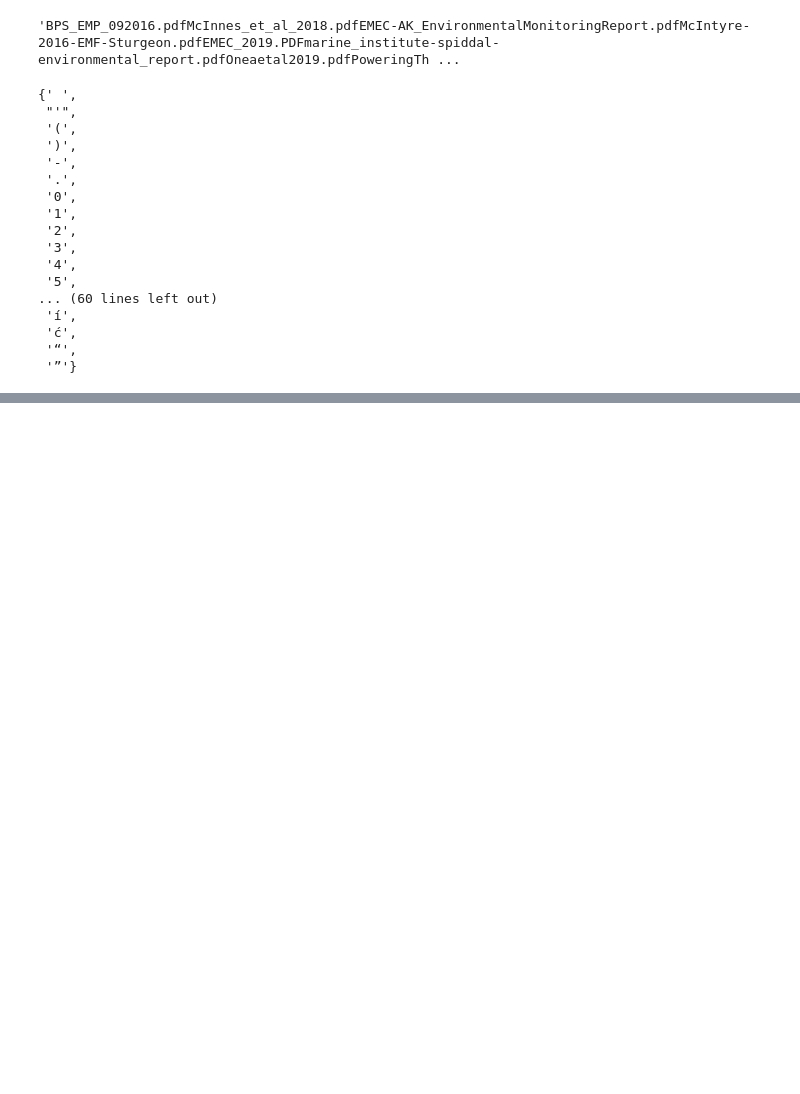
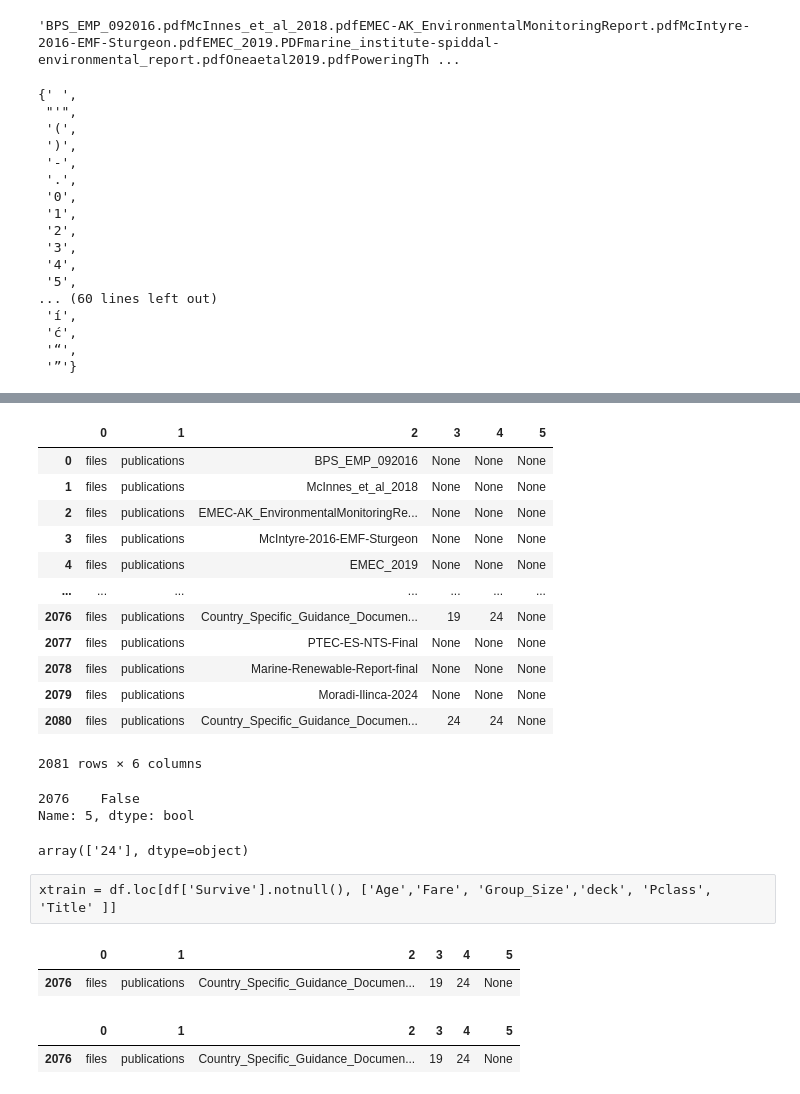
Before and after one commit to domdecanio/primrea, a Jupyter notebook: notebooks/reports/tethyss_qaqc_1.ipynb, the cells around one changed output, grey strips where cells are left out. Saved outputs shown, nothing was run; the diff lists cells and outputs as text; code cells hidden in the pictures; blank space fills up the shorter version.

Commit message:
Dramatic changes throughout repo. Been following new fail fast regime, which causes lots of rework in report setup sections, and little important development in features.

```diff
--- a/notebooks/reports/tethyss_qaqc_1.ipynb
+++ b/notebooks/reports/tethyss_qaqc_1.ipynb
@@ -173,0 +299,3 @@ set(list(all_chars))
+# %%
+p = re.compile('[^a-zA-Z0-9_]')
+p
@@ -173,0 +362,3 @@ set(list(all_chars))
+# %%
+test_string = primre_data.tethys_dataframe['attachment'][3000][0]
+test_string
@@ -173,0 +376,3 @@ set(list(all_chars))
+# %%
+test_string_lst = re.split(r'/|\.', test_string)
+test_string_lst
@@ -173,0 +391,43 @@ set(list(all_chars))
+# %%
+tethys_df = primre_data.tethys_dataframe
+tethys_df_len = len(tethys_df)
+
+locations = list()
+for i in range(0, tethys_df_len):
+    if len(primre_data.tethys_dataframe['attachment'][i]) > 0:  # Checking that there is an attachment for the entry
+
+        test_string = primre_data.tethys_dataframe['attachment'][i][0]
+        test_string_lst = re.split(r'/|\.', test_string)
+
+        location = list()
+        test_string_lst_len = len(test_string_lst)
+        ticker = 0                                       # Tracks the index of the loop in relation to the dir
+        for j in range(0, test_string_lst_len-1):        # By looping one less than len, we exclude file extension
+            if test_string_lst[j] == 'files':
+                ticker += 1
+
+            if ticker > 0:
+                location.append(test_string_lst[j])
+
+            if (ticker == 1) & (test_string_lst_len < 11): # If the location is 'files' only, this will preserve df structure. All sub-lists will have 3 items.
+                location.append('')
+
+        locations.append(location)
+# %%
+#a = pd.DataFrame(locations, columns=['1', '2', '3', '4', '5', '6'])
+a = pd.DataFrame(locations)
+a
+# %% [output]
+|  | 0 | 1 | 2 | 3 | 4 | 5 |
+| 0 | files | publications | BPS_EMP_092016 | None | None | None |
+| 1 | files | publications | McInnes_et_al_2018 | None | None | None |
+| 2 | files | publications | EMEC-AK_EnvironmentalMonitoringRe... | None | None | None |
+| 3 | files | publications | McIntyre-2016-EMF-Sturgeon | None | None | None |
+| 4 | files | publications | EMEC_2019 | None | None | None |
+| ... | ... | ... | ... | ... | ... | ... |
+| 2076 | files | publications | Country_Specific_Guidance_Documen... | 19 | 24 | None |
+| 2077 | files | publications | PTEC-ES-NTS-Final | None | None | None |
+| 2078 | files | publications | Marine-Renewable-Report-final | None | None | None |
+| 2079 | files | publications | Moradi-Ilinca-2024 | None | None | None |
+| 2080 | files | publications | Country_Specific_Guidance_Documen... | 24 | 24 | None |
+2081 rows × 6 columns
@@ -173,0 +436,21 @@ set(list(all_chars))
+# %%
+b[5].notnull()
+# %% [output]
+2076    False
+Name: 5, dtype: bool
+# %%
+b[4].unique()
+# %% [output]
+array(['24'], dtype=object)
+# %% [raw]
+xtrain = df.loc[df['Survive'].notnull(), ['Age','Fare', 'Group_Size','deck', 'Pclass', 'Title' ]]
+# %%
+b[b[3].notnull()]
+# %% [output]
+|  | 0 | 1 | 2 | 3 | 4 | 5 |
+| 2076 | files | publications | Country_Specific_Guidance_Documen... | 19 | 24 | None |
+# %%
+b
+# %% [output]
+|  | 0 | 1 | 2 | 3 | 4 | 5 |
+| 2076 | files | publications | Country_Specific_Guidance_Documen... | 19 | 24 | None |
```
Also changed, not shown: parts of 37 cells of this notebook, 7 other files.
